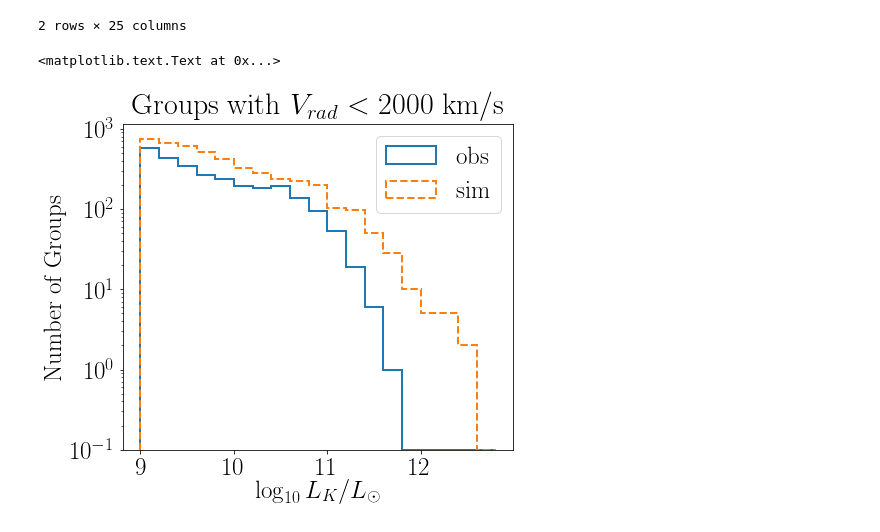
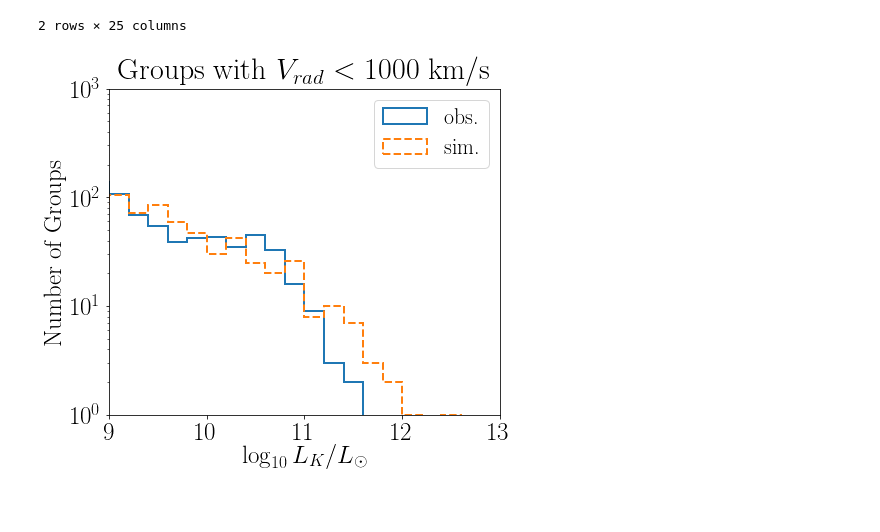
Before and after one commit to forero/IllustrisGroups, a Jupyter notebook: src/groups_obs_vs_sim.ipynb, the cells around one changed output. Drawn from its saved outputs; the diff is of its cells as text; code cells hidden in the pictures.

```diff
--- a/src/groups_obs_vs_sim.ipynb
+++ b/src/groups_obs_vs_sim.ipynb
@@ -39,19 +39,25 @@ Index(['ID', 'grpID', 'flag', 'ra', 'dec', 'MagK', 'Ks', 'logK', 'Vls', 'dist',
 | 0 | 901008182 | -1 | 2 | 18.9204 | -40.9972 | -27.23 | 4.66 | 12.2031 | 1786 | 23.86 | ... | ... |
 | 1 | 1008182 | 20 | 1 | 18.9120 | -41.1345 | -26.38 | 5.55 | 11.8641 | 1806 | 24.37 | ... | ... |
 2 rows × 25 columns
-# %%
-log_K_obs = obs_groups['lgL_K'][obs_groups['Vls']<2000]
-log_K_sim = sim_groups['logK'][sim_groups['Vls']<2000]
 # %%
-fig = plt.figure(1, figsize=(7,6))
-plt.rc('text', usetex=True,)
-plt.rc('font', family='serif', size=25)
-a = plt.hist(log_K_obs, bins=np.arange(9.0, 13.0, 0.20), log=True, histtype='step', label='obs', linewidth=2)
-a = plt.hist(log_K_sim, bins=np.arange(9.0, 13.0, 0.20), log=True, histtype='step', label='sim', linestyle='--', linewidth=2)
-plt.legend()
-plt.title("Groups with $V_{rad}<2000$ km/s")
-plt.xlabel("$\log_{10} L_K/L_{\odot}$")
-plt.ylabel("Number of Groups")
+def plot_groups_vel_limit(vel_limit=1000):
+    log_K_obs = obs_groups['lgL_K'][obs_groups['Vls']<vel_limit]
+    log_K_sim = sim_groups['logK'][sim_groups['Vls']<vel_limit]
+    fig = plt.figure(1, figsize=(7,6))
+    plt.clf()
+    plt.rc('text', usetex=True,)
+    plt.rc('font', family='serif', size=25)
+    a = plt.hist(log_K_obs, bins=np.arange(7.0, 13.0, 0.20), log=True, histtype='step', label='obs.', linewidth=2)
+    a = plt.hist(log_K_sim, bins=np.arange(7.0, 13.0, 0.20), log=True, histtype='step', label='sim.', linestyle='--', linewidth=2)
+    plt.ylim([1,1000])
+    plt.xlim([9,13])
+    plt.title("Groups with $V_{rad}<" + "{}$ km/s".format(int(vel_limit)))
+    plt.xlabel("$\log_{10} L_K/L_{\odot}$")
+    plt.ylabel("Number of Groups")
+    plt.legend(prop={'size': 22})
+    filename = "../paper/comparison_groups_obs_sim_vel_{}.pdf".format(int(vel_limit))
+    plt.savefig(filename, bbox_inches='tight')
-# %% [output]
-<matplotlib.text.Text at 0x...>
-[figure, removed]
+# %%
+plot_groups_vel_limit(vel_limit=1000)
+# %% [output]
+[figure, added]
```
Also changed, not shown: parts of 2 cells of this notebook.
